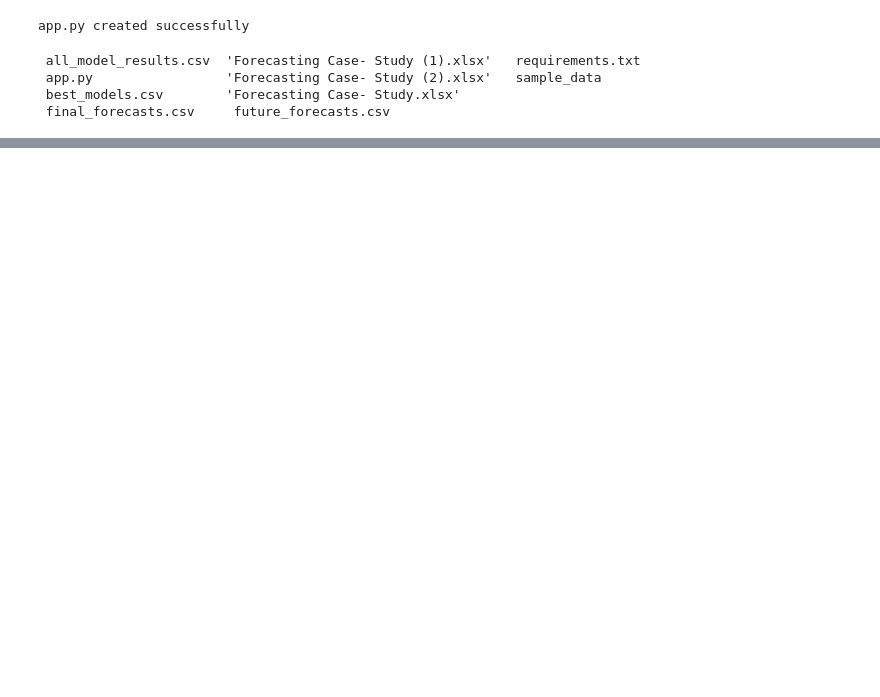
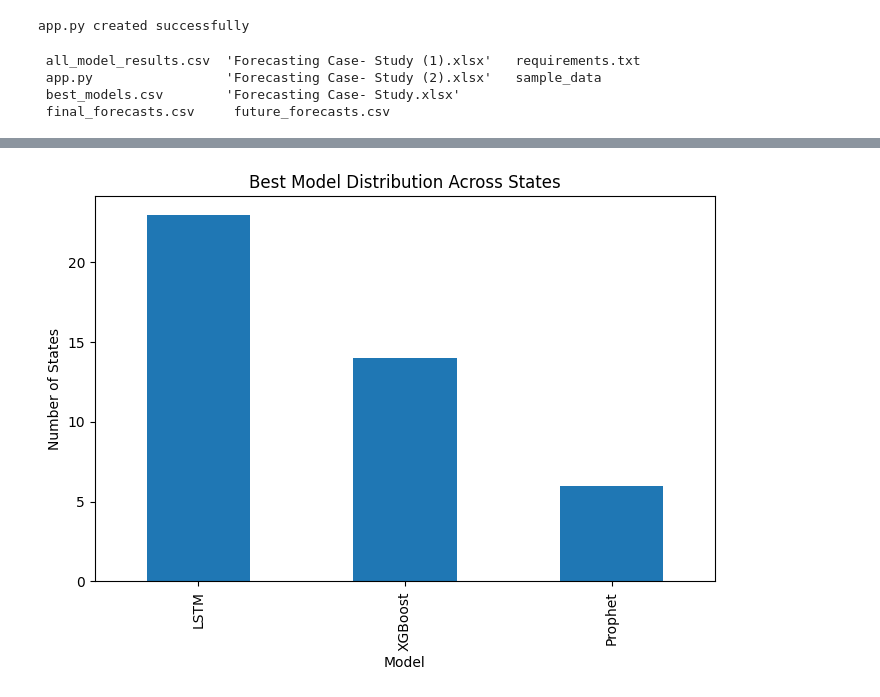
Before and after one commit to Kiranbr01/Forecast-Project, a Jupyter notebook: notebooks/Forecast_Assesment.ipynb, the cells around one changed output, grey strips where cells are left out. Saved outputs shown, nothing was run; the diff lists cells and outputs as text; code cells hidden in the pictures; blank space fills up the shorter version.

```diff
--- a/notebooks/Forecast_Assesment.ipynb
+++ b/notebooks/Forecast_Assesment.ipynb
@@ -1701,0 +1718,18 @@ app.py created successfully
+# %%
+best_models['Model'].value_counts().plot(
+
+    kind='bar',
+
+    figsize=(8,5)
+
+)
+
+plt.title(
+    'Best Model Distribution Across States'
+)
+
+plt.ylabel('Number of States')
+
+plt.show()
+# %% [output]
+[figure, added]
```
Also changed, not shown: parts of 7 cells of this notebook.
